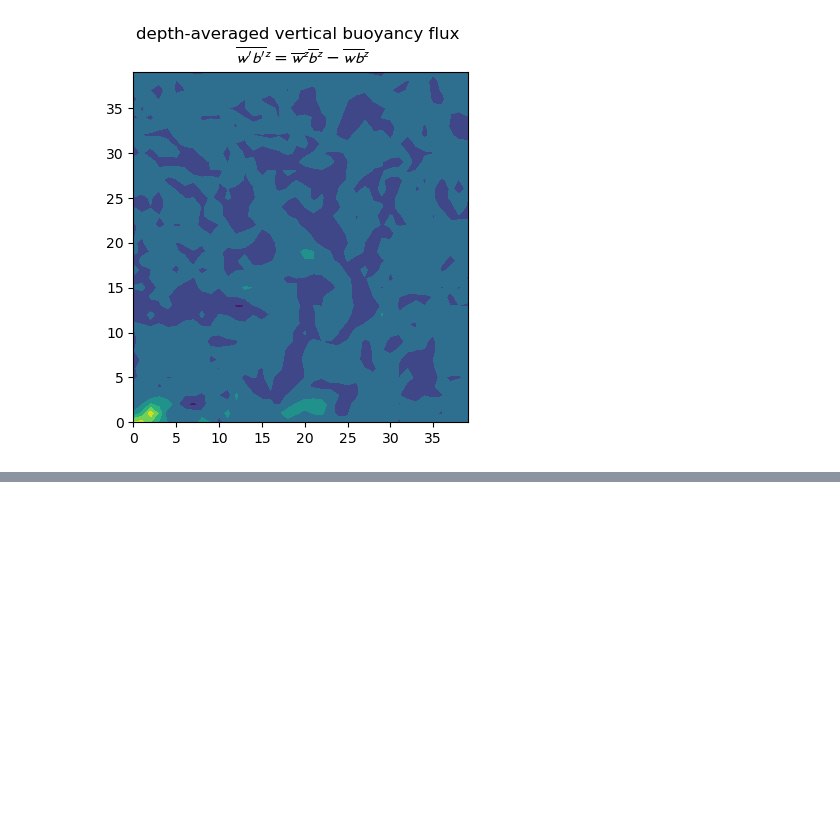
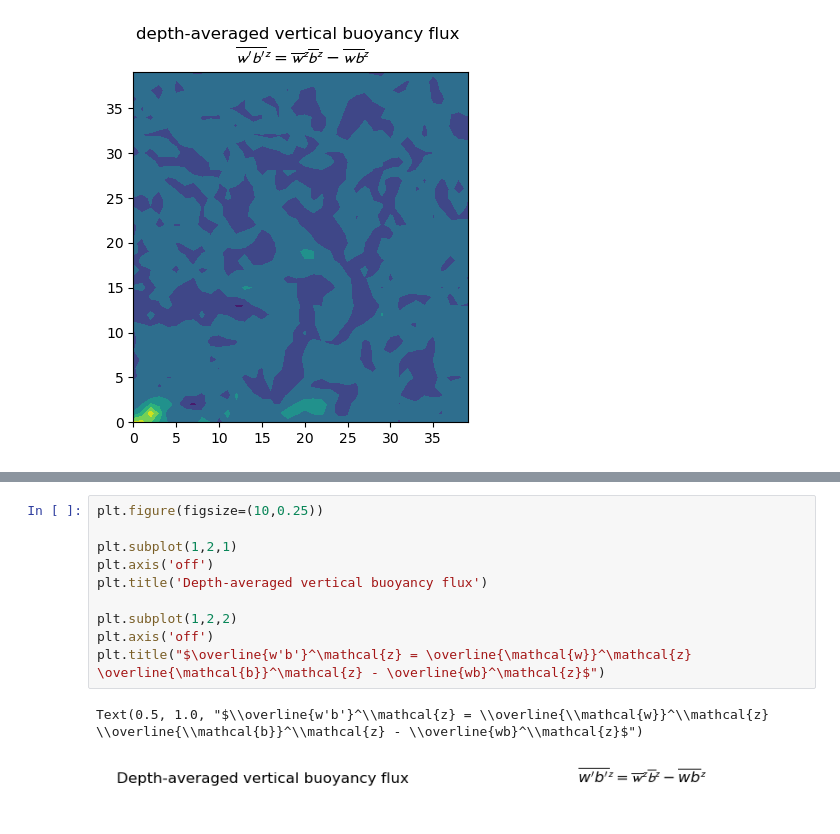
Before and after one commit to andrewfagerheim/ML_project, a Jupyter notebook: get_data.ipynb, the cells around one changed output, grey strips where cells are left out. Saved outputs shown, nothing was run; the diff lists cells and outputs as text; blank space fills up the shorter version.

```diff
--- a/get_data.ipynb
+++ b/get_data.ipynb
@@ -99,0 +194,13 @@ plt.savefig("figures/output.png")
+# %%
+plt.figure(figsize=(10,0.25))
+
+plt.subplot(1,2,1)
+plt.axis('off')
+plt.title('Depth-averaged vertical buoyancy flux')
+
+plt.subplot(1,2,2)
+plt.axis('off')
+plt.title("$\overline{w'b'}^\mathcal{z} = \overline{\mathcal{w}}^\mathcal{z} \overline{\mathcal{b}}^\mathcal{z} - \overline{wb}^\mathcal{z}$")
+# %% [output]
+Text(0.5, 1.0, "$\\overline{w'b'}^\\mathcal{z} = \\overline{\\mathcal{w}}^\\mathcal{z} \\overline{\\mathcal{b}}^\\mathcal{z} - \\overline{wb}^\\mathcal{z}$")
+[figure, added]
```
Also changed, not shown: parts of 2 cells of this notebook.
